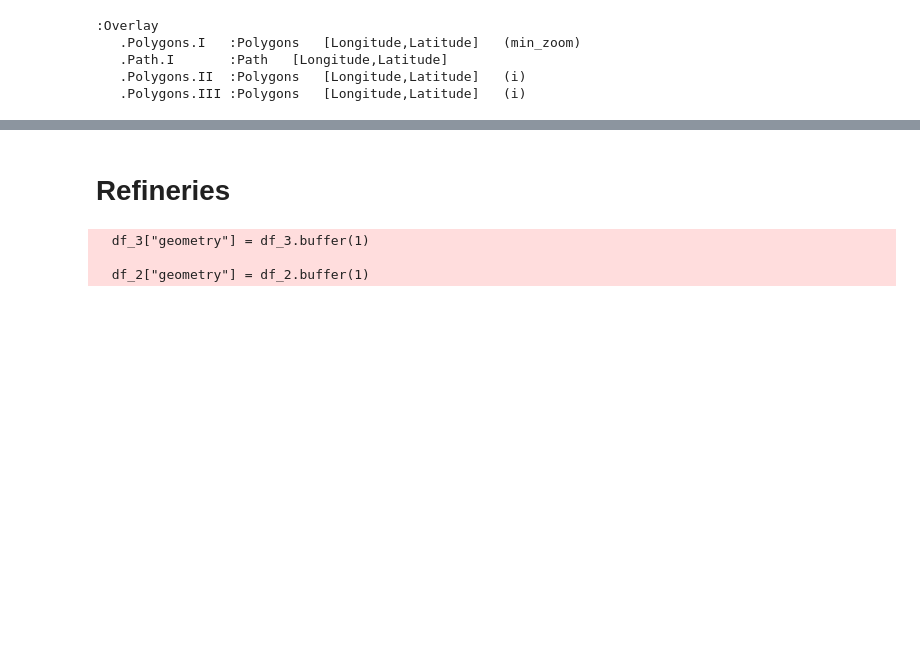
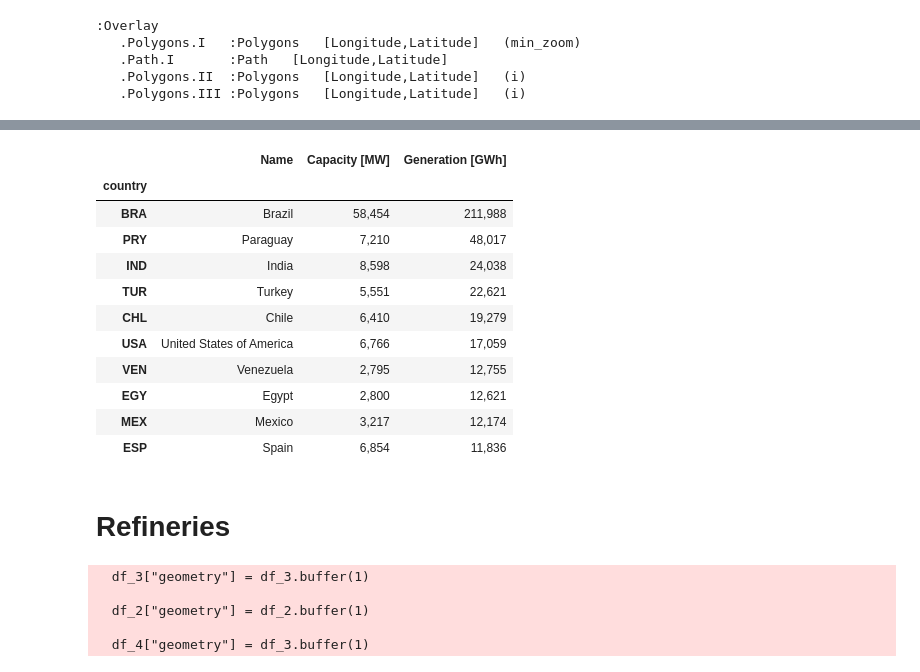
Before and after one commit to rodrigoms95/UNESCO_climate, a Jupyter notebook: code/energy.ipynb, the cells around one changed output, grey strips where cells are left out. Drawn from its saved outputs; the diff is of its cells as text; code cells hidden in the pictures; blank space fills up the shorter version.

```diff
--- a/code/energy.ipynb
+++ b/code/energy.ipynb
@@ -364,3 +587,27 @@ gv.output( map, size = 600 )
+# %%
+# Países más afectados
+# Generación
+
+a = renew[ ["country", "capacity_mw","estimated_generation_gwh_2017"]
+    ].groupby( "country" ).sum()
+a["Name"] = borders["NAME"]
+a = a[["Name", "capacity_mw", "estimated_generation_gwh_2017"]]
+a.columns = ["Name", "Capacity [MW]", "Generation [GWh]"]
+pd.options.display.float_format = "{:,.0f}".format
+a.sort_values("Generation [GWh]", ascending = False).head(10)
+# %% [output]
+|  | Name | Capacity [MW] | Generation [GWh] |
+| country |  |  |  |
+| BRA | Brazil | 58,454 | 211,988 |
+| PRY | Paraguay | 7,210 | 48,017 |
+| IND | India | 8,598 | 24,038 |
+| TUR | Turkey | 5,551 | 22,621 |
+| CHL | Chile | 6,410 | 19,279 |
+| USA | United States of America | 6,766 | 17,059 |
+| VEN | Venezuela | 2,795 | 12,755 |
+| EGY | Egypt | 2,800 | 12,621 |
+| MEX | Mexico | 3,217 | 12,174 |
+| ESP | Spain | 6,854 | 11,836 |
 # %% [markdown]
 # Refineries
 # %%
@@ -381,7 +628,6 @@ df_3["geometry"] = df_3.buffer(1)
 df_3 = df_3.set_geometry("geometry")
 
 # Internacional
-# World Heritage List
 id = "International_Refineries_Capacity"
 # Cargamos el archivo
 df_2 = pd.read_excel( "../../" + df_c.loc[df_c["ID"]==id, "Path"].iloc[0]
@@ -395,10 +641,35 @@ df_2["point"] = gpd.points_from_xy(df_2["longitude"], df_2["latitude"])
 df_2 = gpd.GeoDataFrame(df_2, geometry = "point", crs = 4326)
 df_2["geometry"] = df_2.buffer(1)
 df_2 = df_2.set_geometry("geometry")
+
+# LNG Terminals
+id = "Global_LNG_Terminals"
+# Cargamos el archivo
+df_4 = pd.read_excel( "../../" + df_c.loc[df_c["ID"]==id, "Path"].iloc[0]
+    + df_c.loc[df_c["ID"]==id, "Filename" ].iloc[0], index_col = "FID"
+    ).sort_index()
+df_4 = df_4.rename( columns =
+    {"Latitude": "latitude", "Longitude": "longitude"} )
+# Creamos un punto con las coordenadas.
+df_4["point"] = gpd.points_from_xy(df_4["longitude"], df_4["latitude"])
+# Creamos un GeoDataFrame.
+df_4 = gpd.GeoDataFrame(df_4, geometry = "point", crs = 4326)
+df_4["geometry"] = df_3.buffer(1)
+df_4 = df_4.set_geometry("geometry")
+
+# LNG Terminals
+id = "API_NY.GDP.PETR.RT.ZS"
+# Cargamos el archivo
+df_5 = pd.read_csv( "../../" + df_c.loc[df_c["ID"]==id, "Path"].iloc[0]
+    + df_c.loc[df_c["ID"]==id, "Filename" ].iloc[0], skiprows = 4,
+    index_col = "Country Code" ).sort_index()
+df_5.index.name = ix
 # %% [output]
   df_3["geometry"] = df_3.buffer(1)
 
   df_2["geometry"] = df_2.buffer(1)
+
+  df_4["geometry"] = df_3.buffer(1)
 # %%
 # Asignamos a cada sitio el valor que le corresponde a su coordenada
 
```
Also changed, not shown: parts of 11 cells of this notebook, 1 other file.
